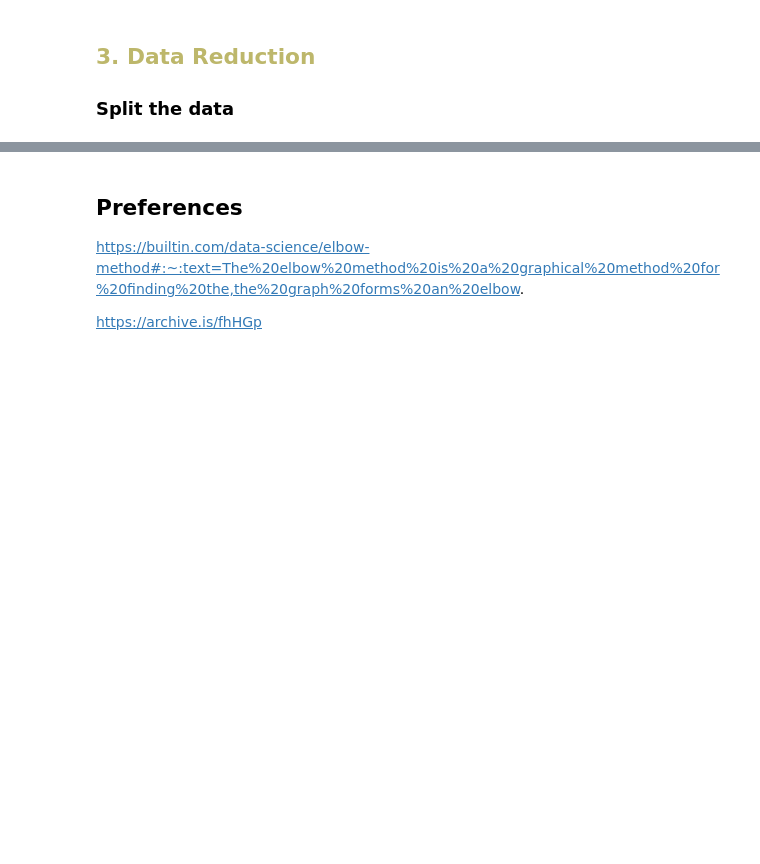
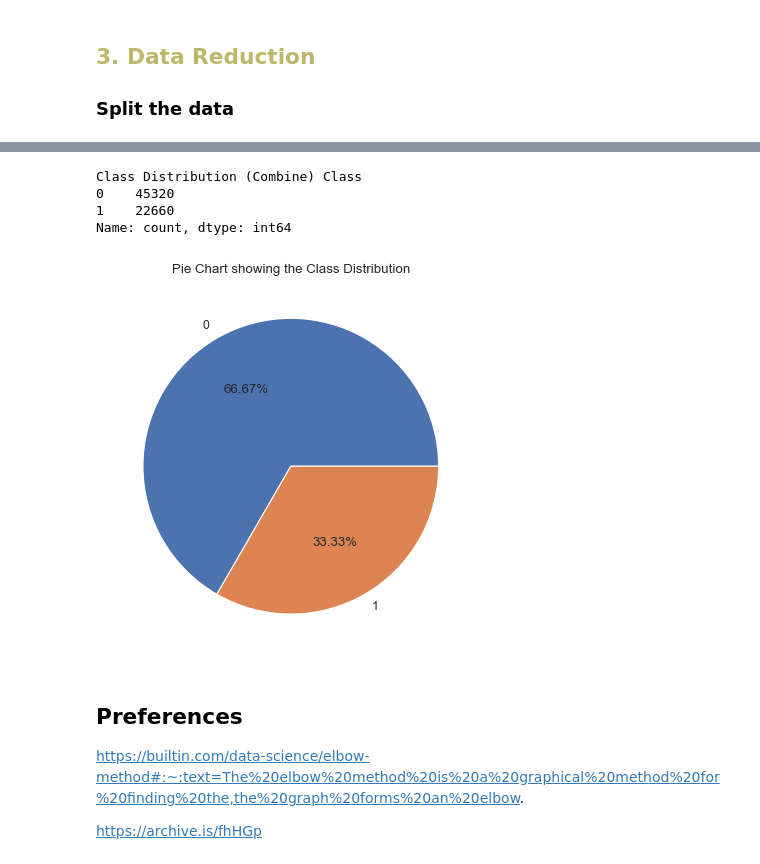
Before and after one commit to yvonnevydao/Credit_Fraud_Detection, a Jupyter notebook: credit_fraud_detection.ipynb, the cells around one changed output, grey strips where cells are left out. Drawn from its saved outputs; the diff is of its cells as text; code cells hidden in the pictures; blank space fills up the shorter version.

```diff
--- a/credit_fraud_detection.ipynb
+++ b/credit_fraud_detection.ipynb
@@ -328,3 +348,27 @@ Name: count, dtype: int64
+# %%
+from imblearn.under_sampling import RandomUnderSampler
+from imblearn.over_sampling import RandomOverSampler
+from imblearn.pipeline import Pipeline
+
+OVER = RandomOverSampler(sampling_strategy=0.1, random_state=seed)
+UNDER = RandomUnderSampler(sampling_strategy=0.5, random_state=seed)
+
+steps = [('o', OVER), ('u', UNDER)]
+pipeline = Pipeline(steps=steps)
+X_train_SMOTE, y_train_SMOTE = pipeline.fit_resample(X_train, y_train)
+# %%
+print('Class Distribution (Combine)', y_train_SMOTE.value_counts())
+# %% [output]
+Class Distribution (Combine) Class
+0    45320
+1    22660
+Name: count, dtype: int64
+# %%
+class_counts = y_train_SMOTE.value_counts()
+plt.pie(class_counts, labels=class_counts.index, autopct='%1.2f%%');
+plt.title('Pie Chart showing the Class Distribution');
+# %% [output]
+[figure, added]
 # %% [markdown]
 ## Preferences
 https://builtin.com/data-science/elbow-method#:~:text=The%20elbow%20method%20is%20a%20graphical%20method%20for%20finding%20the,the%20graph%20forms%20an%20elbow.
```
Also changed, not shown: parts of 24 cells of this notebook.
